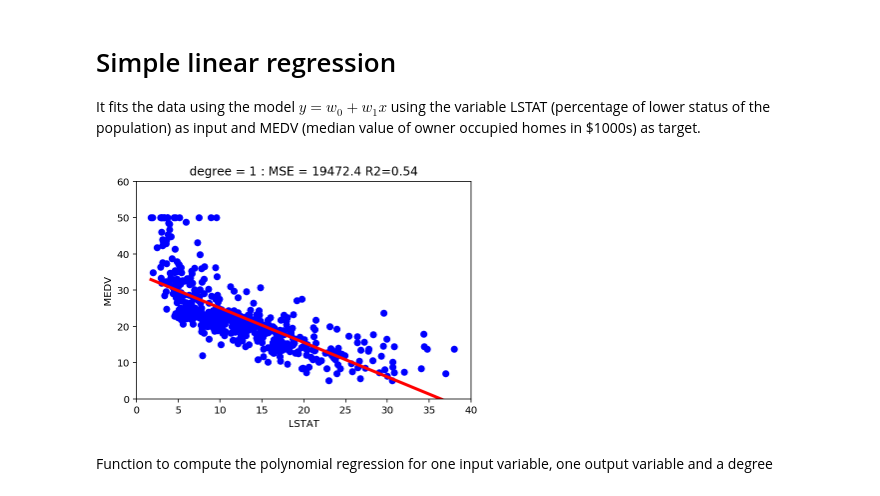
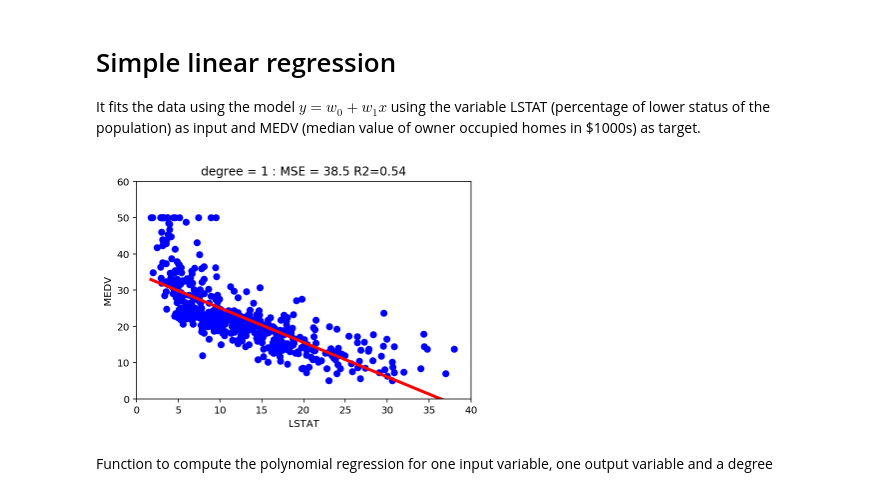
Before and after one commit to riccamastellone/data-science, a Jupyter notebook: Regression/MultipleLinearRegression/MultipleLinearRegression.ipynb, the cells around one changed output. Cells and saved outputs as stored; diff of their text form; code cells hidden in the pictures.

```diff
--- a/Regression/MultipleLinearRegression/MultipleLinearRegression.ipynb
+++ b/Regression/MultipleLinearRegression/MultipleLinearRegression.ipynb
@@ -94,34 +94,34 @@ It fits the data using the model $y = w_0 + w_1x$ using the variable LSTAT (perc
 # %%
 # compute the data inputs
 dataset_train_x = df[generate_variables('LSTAT',1)].values
-x = dataset_train_x.reshape(506, 1)
+x = dataset_train_x
 
 # compute the data output
 dataset_train_y = df.MEDV.values
-y = dataset_train_y.reshape(506, 1)
+y = dataset_train_y
 
 # apply simple linear regression to fit the data
 regr = linear_model.LinearRegression()
 regr.fit(x, y)
 
 # model output for the input data
 yp = regr.predict(x)
 
 # compute the model output as a line
 xm,ym = compute_polynomial_model(x[:,0],regr.coef_, regr.intercept_)
 
-# compute rss cost
-rss = sum((yp-y)*(yp-y))
-
 # the cost as R^2
 r2 = regr.score(x,y)
 
-title = "degree = 1 : MSE = "+str(round(rss[0],1)) + " R2="+str(round(r2,2))
+# Mean squared error
+mse = mean_squared_error(y_pred=yp,y_true=y)
+
+title = "degree = 1 : MSE = "+str(round(mse,1)) + " R2="+str(round(r2,2))
 
 # plot the result
 plot_approximator(x[:,0],y,xm,ym,title)
 # %% [output]
-[figure, old version]
+[figure, new version]
 # %% [markdown]
 Function to compute the polynomial regression for one input variable, one output variable and a degree
 # %%
```
Also changed, not shown: parts of 12 cells of this notebook.
